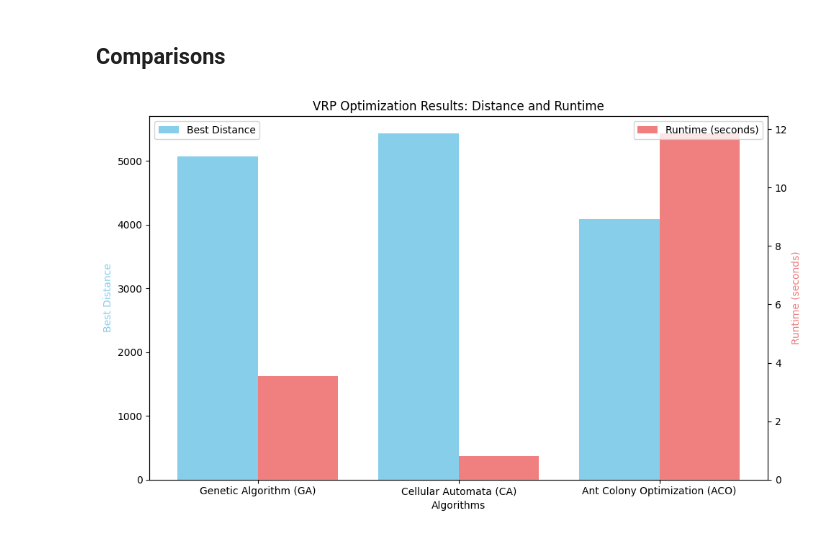
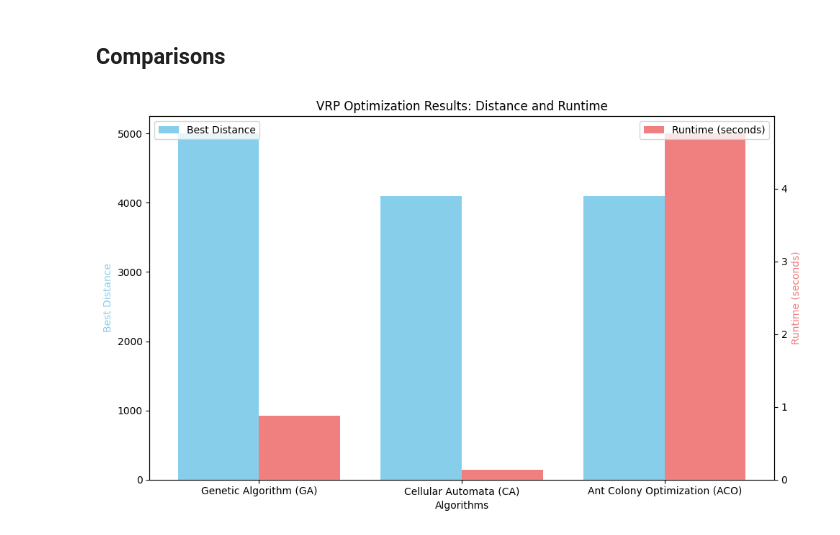
Before and after one commit to Emir515/Self-Organizing-Systems-Assignment-1, a Jupyter notebook: SelfOrganizingSystems.ipynb, the cells around one changed output. Cells and saved outputs as stored; diff of their text form; code cells hidden in the pictures.

```diff
--- a/SelfOrganizingSystems.ipynb
+++ b/SelfOrganizingSystems.ipynb
@@ -210,11 +210,11 @@ final_coverage_ga_vrp = GeneticAlgorithmVRP_FinalCoverage(vrp_env)
 best_final_coverage_solution, best_final_coverage_distance_ga, convergence_progress_ga = final_coverage_ga_vrp.evolve()
 
 end_time = time.time()
-total_time = end_time - start_time
+total_time_ga = end_time - start_time
 
 print("Best Distance with Complete Coverage:", best_final_coverage_distance_ga)
 print("Best Solution with Complete Coverage:", best_final_coverage_solution)
-print("Total Runtime for Evolution Process:", total_time, "seconds")
+print("Total Runtime for Evolution Process:", total_time_ga, "seconds")
 
 validate_unique_customer_visits(best_final_coverage_solution, vrp_env.num_customers)
 # %% [output]
@@ -369,10 +369,10 @@ final_solution_with_capacity, convergence_progress_ca = ca_vrp_with_capacity.evo
 total_distance = ca_vrp_with_capacity.calculate_solution_cost(final_solution_with_capacity)
 
 end_time = time.time()
-total_time = end_time - start_time
+total_time_ca = end_time - start_time
 
 print("Final Distance with Capacity Constraints:", total_distance)
-print("Total Runtime for Cellular Automata Process:", total_time, "seconds")
+print("Total Runtime for Cellular Automata Process:", total_time_ca, "seconds")
 print("Number of Vehicles:", len(final_solution_with_capacity))
 print("Number of Customers:", sum(len(route) for route in final_solution_with_capacity))
 validate_unique_customer_visits(final_solution_with_capacity, vrp_env.num_customers)
@@ -523,11 +523,11 @@ start_time = time.time()
 unique_aco_vrp = AntColonyOptimizationVRP_Unique(vrp_env)
 best_unique_aco_solution, best_unique_aco_distance, convergence_progress = unique_aco_vrp.solve()
 end_time = time.time()
-total_time = end_time - start_time
+total_time_aco = end_time - start_time
 
 print("Best Distance with Complete Coverage:", best_unique_aco_distance)
 print("Best Solution with Complete Coverage (first few routes):", best_unique_aco_solution[:6])
-print("Total Runtime for ACO Process:", total_time, "seconds")
+print("Total Runtime for ACO Process:", total_time_aco, "seconds")
 
 validate_unique_customer_visits(best_unique_aco_solution, vrp_env.num_customers)
 # %% [output]
@@ -562,32 +562,32 @@ Vehicle Summary:
 ## Comparisons
 # %%
 algorithms = ['Genetic Algorithm (GA)', 'Cellular Automata (CA)', 'Ant Colony Optimization (ACO)']
-distances = [5071.131707225512, 5430.45906762928, 4092.5576808021324]
-runtimes = [3.536104679107666, 0.8098723888397217, 11.847700595855713]
+distances = [best_final_coverage_distance_ga, best_unique_aco_distance, best_unique_aco_distance]
+runtimes = [total_time_ga, total_time_ca, total_time_aco]
 
 fig, ax1 = plt.subplots(figsize=(10, 6))
 
 bar_width = 0.4
 indices = np.arange(len(algorithms))
 
 ax1.bar(indices - bar_width/2, distances, bar_width, label='Best Distance', color='skyblue')
 ax2 = ax1.twinx()
 ax2.bar(indices + bar_width/2, runtimes, bar_width, label='Runtime (seconds)', color='lightcoral')
 
 ax1.set_xlabel('Algorithms')
 ax1.set_ylabel('Best Distance', color='skyblue')
 ax2.set_ylabel('Runtime (seconds)', color='lightcoral')
 ax1.set_title('VRP Optimization Results: Distance and Runtime')
 ax1.set_xticks(indices)
 ax1.set_xticklabels(algorithms)
 
 ax1.legend(loc='upper left', bbox_to_anchor=(0, 1))
 ax2.legend(loc='upper right', bbox_to_anchor=(1, 1))
 
 plt.tight_layout()
 plt.show()
 # %% [output]
-[figure, old version]
+[figure, new version]
 # %%
 def compare_vrp_algorithms(vrp_env, algorithms):
     results = []
```
Also changed, not shown: parts of 6 cells of this notebook.
